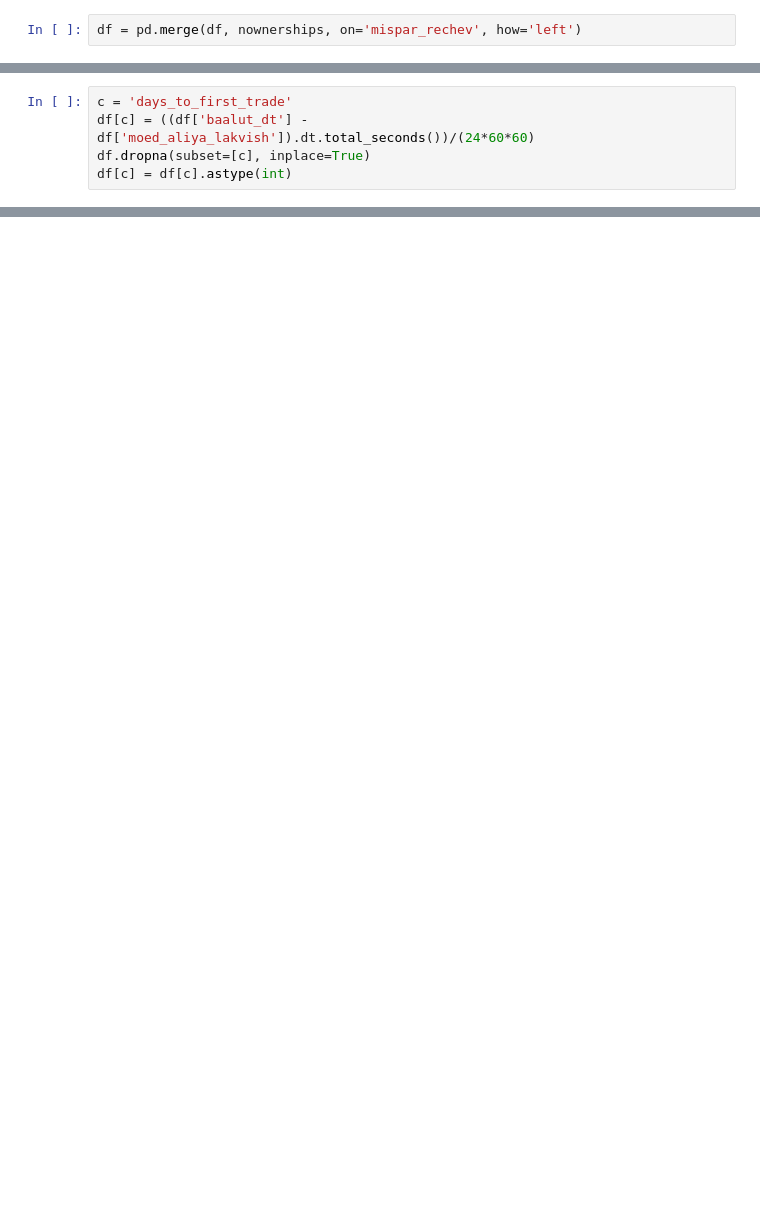
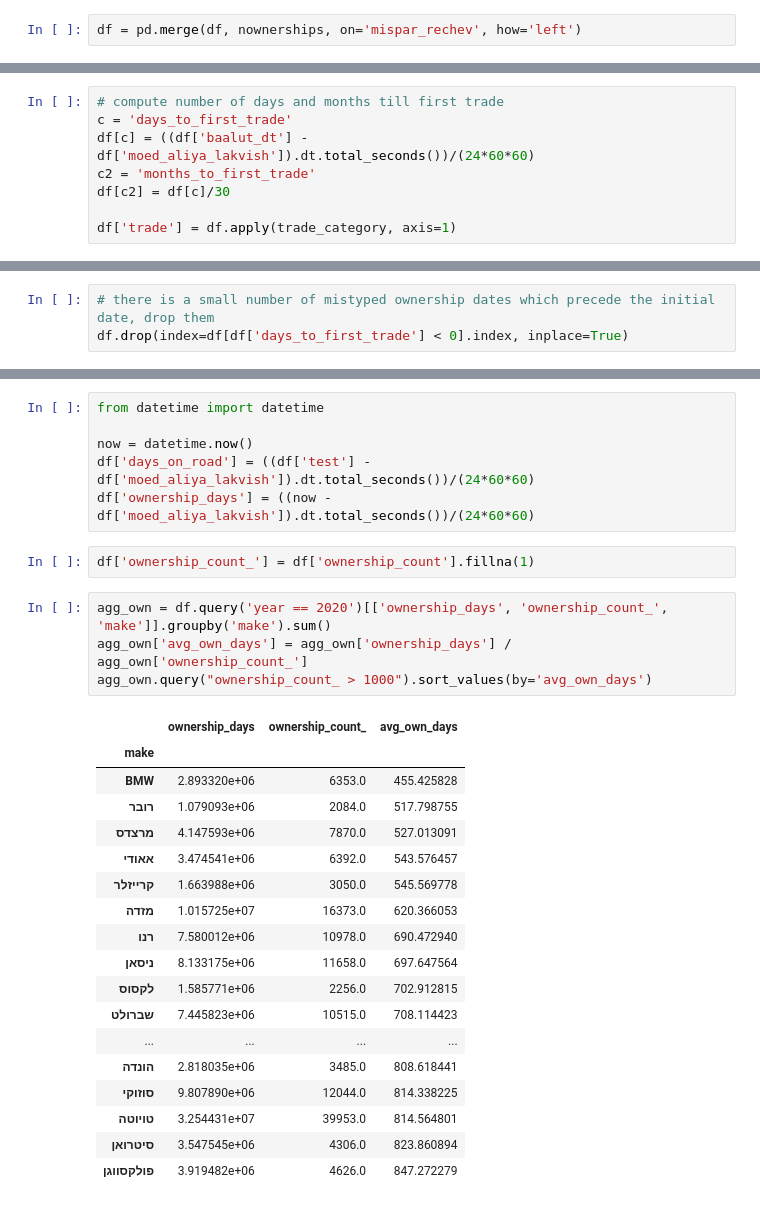
Before and after one commit to dpelleg/notebooks, a Jupyter notebook: charts/code/vehicle_ownership.ipynb, the cells around one changed output, grey strips where cells are left out. Saved outputs shown, nothing was run; the diff lists cells and outputs as text; blank space fills up the shorter version.

```diff
--- a/charts/code/vehicle_ownership.ipynb
+++ b/charts/code/vehicle_ownership.ipynb
@@ -128,5 +136,8 @@ df.iloc[207510].to_dict()
 # %%
+# compute number of days and months till first trade
 c = 'days_to_first_trade'
 df[c] = ((df['baalut_dt'] - df['moed_aliya_lakvish']).dt.total_seconds())/(24*60*60)
-df.dropna(subset=[c], inplace=True)
-df[c] = df[c].astype(int)
+c2 = 'months_to_first_trade'
+df[c2] = df[c]/30
+
+df['trade'] = df.apply(trade_category, axis=1)
@@ -155 +144,4 @@ traded = df.drop(index=df[df['days_to_first_trade'] == 0].index)
+# %%
+# there is a small number of mistyped ownership dates which precede the initial date, drop them
+df.drop(index=df[df['days_to_first_trade'] < 0].index, inplace=True)
 # %%
@@ -161,0 +305,31 @@ traded[cols].to_csv(datadir + 'traded.csv', index=False)
+# %%
+from datetime import datetime
+
+now = datetime.now()
+df['days_on_road'] = ((df['test'] - df['moed_aliya_lakvish']).dt.total_seconds())/(24*60*60)
+df['ownership_days'] = ((now - df['moed_aliya_lakvish']).dt.total_seconds())/(24*60*60)
+# %%
+df['ownership_count_'] = df['ownership_count'].fillna(1)
+# %%
+agg_own = df.query('year == 2020')[['ownership_days', 'ownership_count_', 'make']].groupby('make').sum()
+agg_own['avg_own_days'] = agg_own['ownership_days'] / agg_own['ownership_count_']
+agg_own.query("ownership_count_ > 1000").sort_values(by='avg_own_days')
+# %% [output]
+|  | ownership_days | ownership_count_ | avg_own_days |
+| make |  |  |  |
+| BMW | 2.893320e+06 | 6353.0 | 455.425828 |
+| רובר | 1.079093e+06 | 2084.0 | 517.798755 |
+| מרצדס | 4.147593e+06 | 7870.0 | 527.013091 |
+| אאודי | 3.474541e+06 | 6392.0 | 543.576457 |
+| קרייזלר | 1.663988e+06 | 3050.0 | 545.569778 |
+| מזדה | 1.015725e+07 | 16373.0 | 620.366053 |
+| רנו | 7.580012e+06 | 10978.0 | 690.472940 |
+| ניסאן | 8.133175e+06 | 11658.0 | 697.647564 |
+| לקסוס | 1.585771e+06 | 2256.0 | 702.912815 |
+| שברולט | 7.445823e+06 | 10515.0 | 708.114423 |
+| ... | ... | ... | ... |
+| הונדה | 2.818035e+06 | 3485.0 | 808.618441 |
+| סוזוקי | 9.807890e+06 | 12044.0 | 814.338225 |
+| טויוטה | 3.254431e+07 | 39953.0 | 814.564801 |
+| סיטרואן | 3.547545e+06 | 4306.0 | 823.860894 |
+| פולקסווגן | 3.919482e+06 | 4626.0 | 847.272279 |
```
Also changed, not shown: parts of 37 cells of this notebook, 3 other files.
